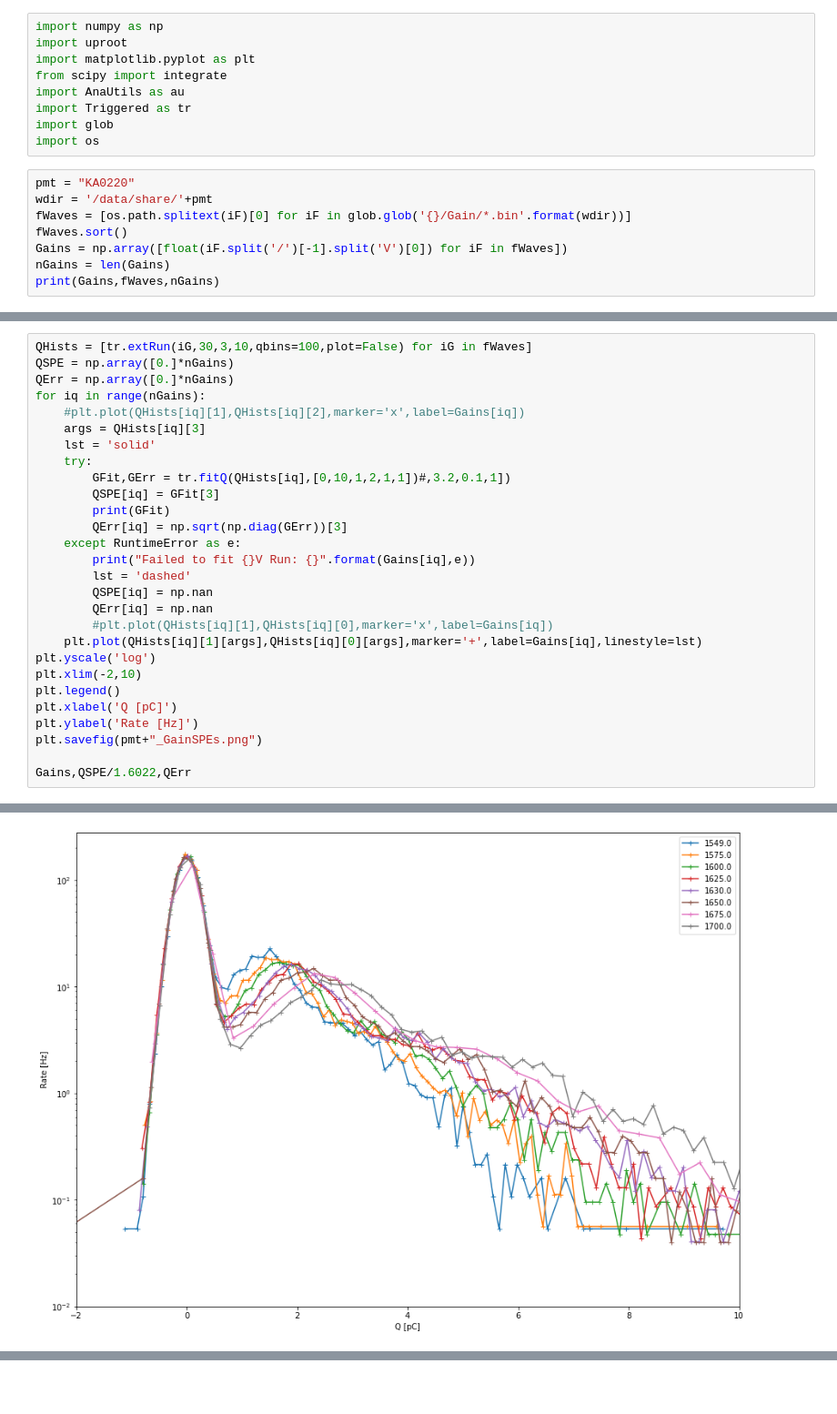
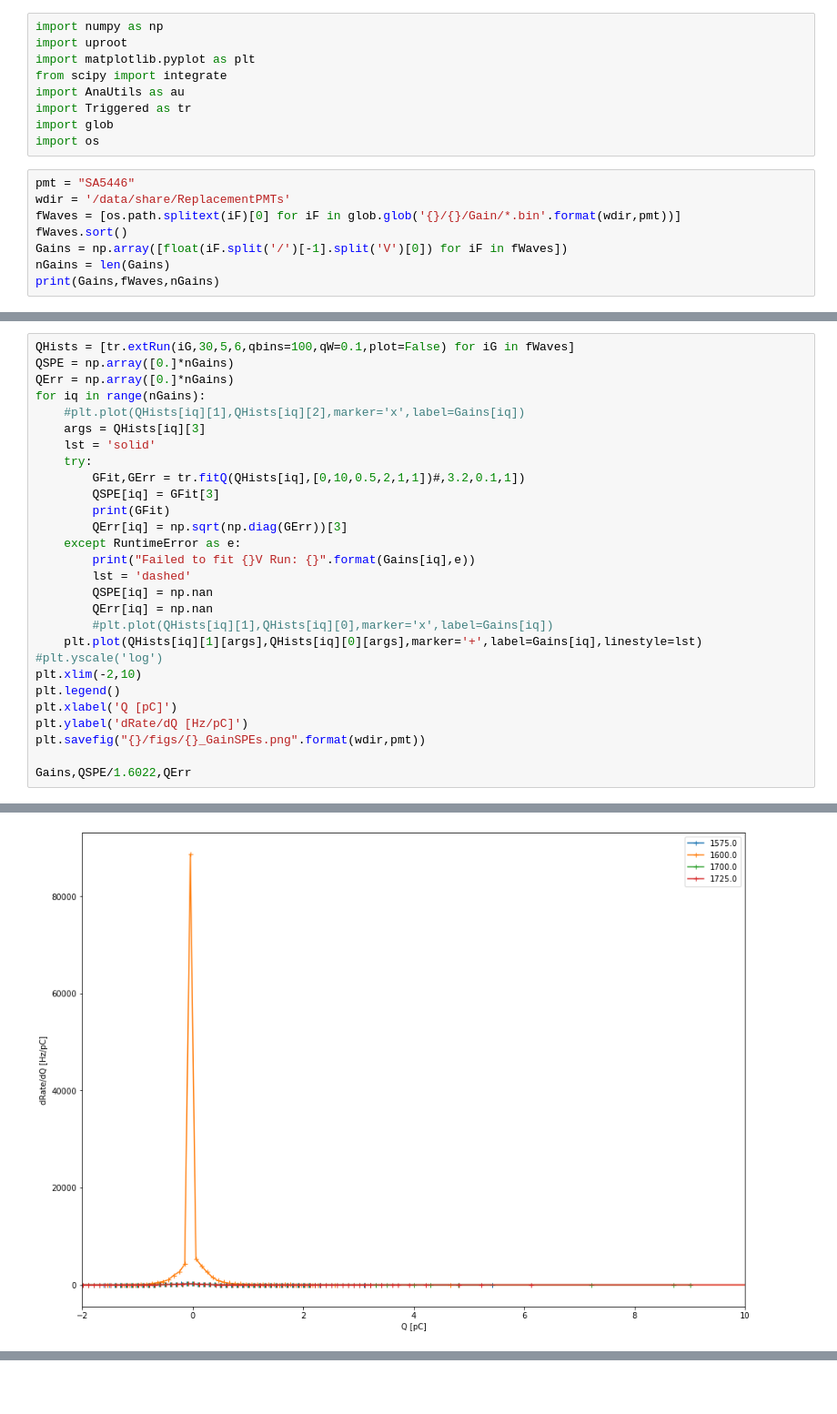
Before and after one commit to PenningLab/DDC10Ana, a Jupyter notebook: ReplacementGain.ipynb, the cells around one changed output, grey strips where cells are left out. Shown at 91% size. Saved outputs shown, nothing was run; the diff lists cells and outputs as text.

```diff
--- a/ReplacementGain.ipynb
+++ b/ReplacementGain.ipynb
@@ -8,9 +8,9 @@ import Triggered as tr
 import glob
 import os
 # %%
-pmt = "KA0220"
-wdir = '/data/share/'+pmt
-fWaves = [os.path.splitext(iF)[0] for iF in glob.glob('{}/Gain/*.bin'.format(wdir))]
+pmt = "SA5446"
+wdir = '/data/share/ReplacementPMTs'
+fWaves = [os.path.splitext(iF)[0] for iF in glob.glob('{}/{}/Gain/*.bin'.format(wdir,pmt))]
 fWaves.sort()
 Gains = np.array([float(iF.split('/')[-1].split('V')[0]) for iF in fWaves])
 nGains = len(Gains)
@@ -20,5 +20,5 @@ print(Gains,fWaves,nGains)
 # %%
-QHists = [tr.extRun(iG,30,3,10,qbins=100,plot=False) for iG in fWaves]
+QHists = [tr.extRun(iG,30,5,6,qbins=100,qW=0.1,plot=False) for iG in fWaves]
 QSPE = np.array([0.]*nGains)
 QErr = np.array([0.]*nGains)
 for iq in range(nGains):
@@ -26,7 +26,7 @@ for iq in range(nGains):
     args = QHists[iq][3]
     lst = 'solid'
     try:
-        GFit,GErr = tr.fitQ(QHists[iq],[0,10,1,2,1,1])#,3.2,0.1,1])
+        GFit,GErr = tr.fitQ(QHists[iq],[0,10,0.5,2,1,1])#,3.2,0.1,1])
         QSPE[iq] = GFit[3]
         print(GFit)
         QErr[iq] = np.sqrt(np.diag(GErr))[3]
@@ -37,12 +37,12 @@ for iq in range(nGains):
         QErr[iq] = np.nan
         #plt.plot(QHists[iq][1],QHists[iq][0],marker='x',label=Gains[iq])
     plt.plot(QHists[iq][1][args],QHists[iq][0][args],marker='+',label=Gains[iq],linestyle=lst)
-plt.yscale('log')
+#plt.yscale('log')
 plt.xlim(-2,10)
 plt.legend()
 plt.xlabel('Q [pC]')
-plt.ylabel('Rate [Hz]')
-plt.savefig(pmt+"_GainSPEs.png")
+plt.ylabel('dRate/dQ [Hz/pC]')
+plt.savefig("{}/figs/{}_GainSPEs.png".format(wdir,pmt))
 
 Gains,QSPE/1.6022,QErr
 # %% [output]
@@ -70,4 +60,4 @@ Gains,QSPE/1.6022,QErr
-[figure, old version]
+[figure, new version]
 # %%
 def fit_gain_curve(v, v0, gamma):
     q = ( v / v0 ) ** gamma
```
Also changed, not shown: parts of 4 cells of this notebook, 5 other files.
